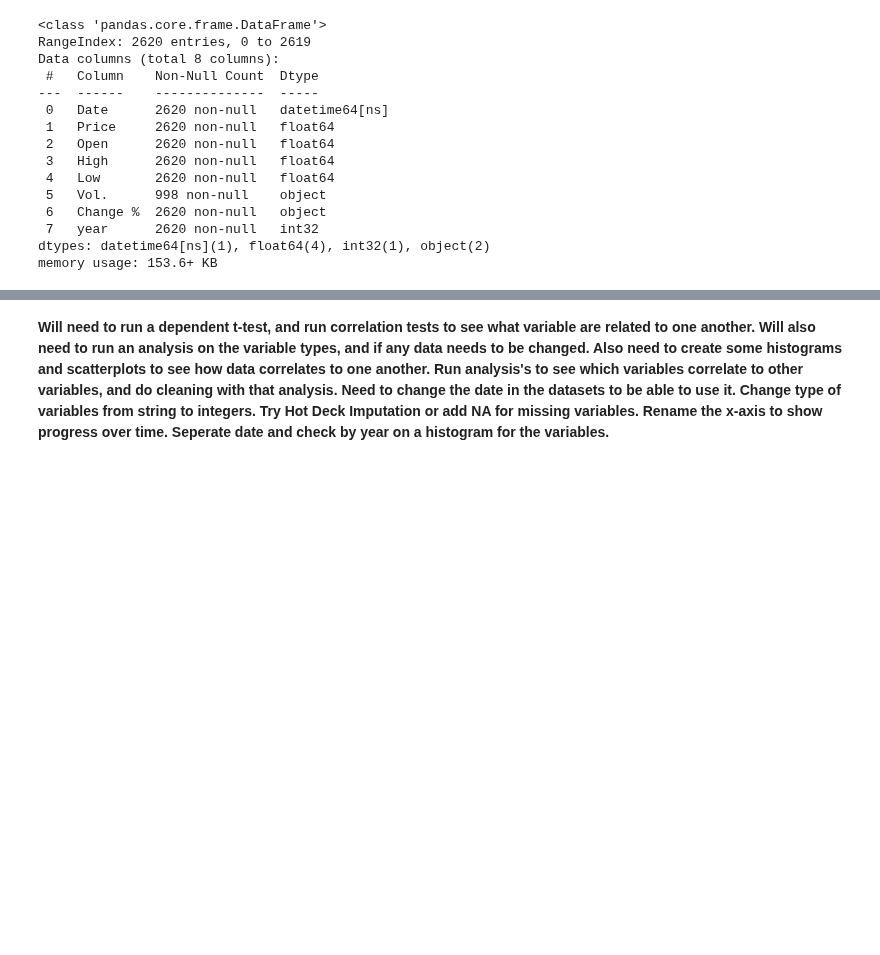
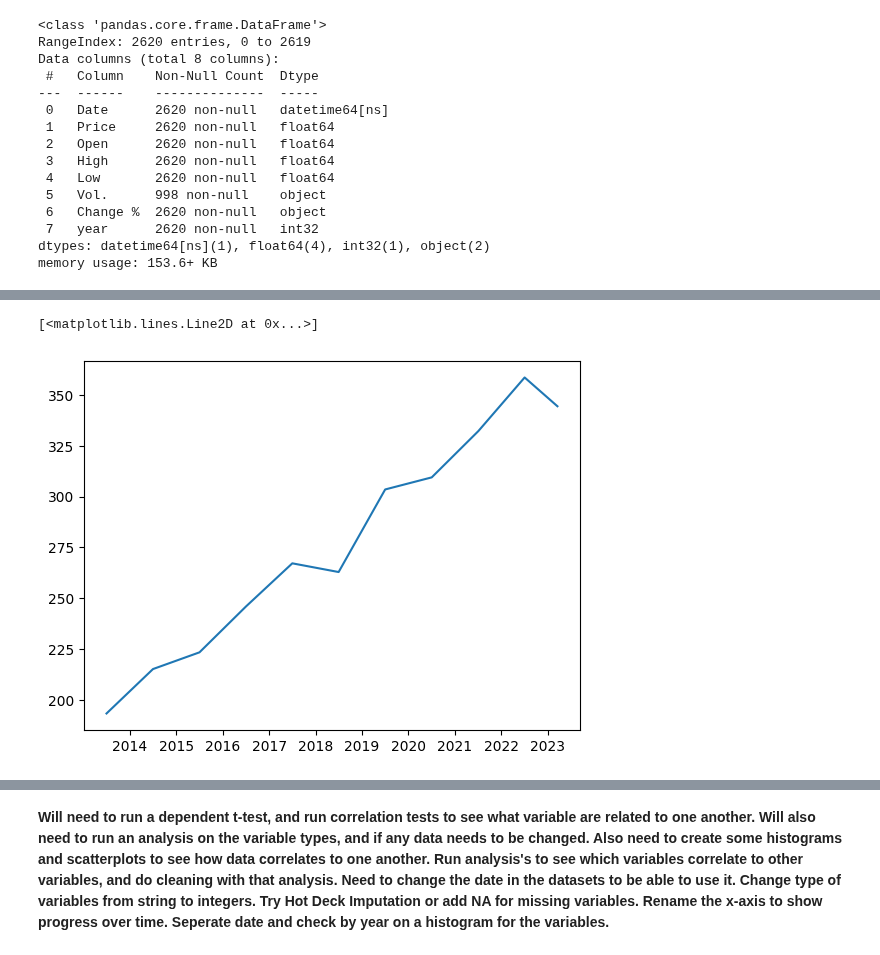
Before and after one commit to ChrisVerg/SmartInvest, a Jupyter notebook: Notebooks/Israel_FinalProjectTestSpace_IG.ipynb, the cells around one changed output, grey strips where cells are left out. Saved outputs shown, nothing was run; the diff lists cells and outputs as text; code cells hidden in the pictures; blank space fills up the shorter version.

```diff
--- a/Notebooks/Israel_FinalProjectTestSpace_IG.ipynb
+++ b/Notebooks/Israel_FinalProjectTestSpace_IG.ipynb
@@ -186,0 +209,3 @@ sp_materials1['Change %'] = sp_materials1['Change %'].str.replace('%', '').astyp
+# %%
+sp_utilities1_year = sp_utilities1.groupby('year').mean()
+sp_utilities1_year.head()
@@ -186,0 +237,5 @@ sp_materials1['Change %'] = sp_materials1['Change %'].str.replace('%', '').astyp
+# %%
+plt.plot(sp_utilities1_year['Date'], sp_utilities1_year['Price'])
+# %% [output]
+[<matplotlib.lines.Line2D at 0x...>]
+[figure, added]
```
Also changed, not shown: parts of 27 cells of this notebook.
